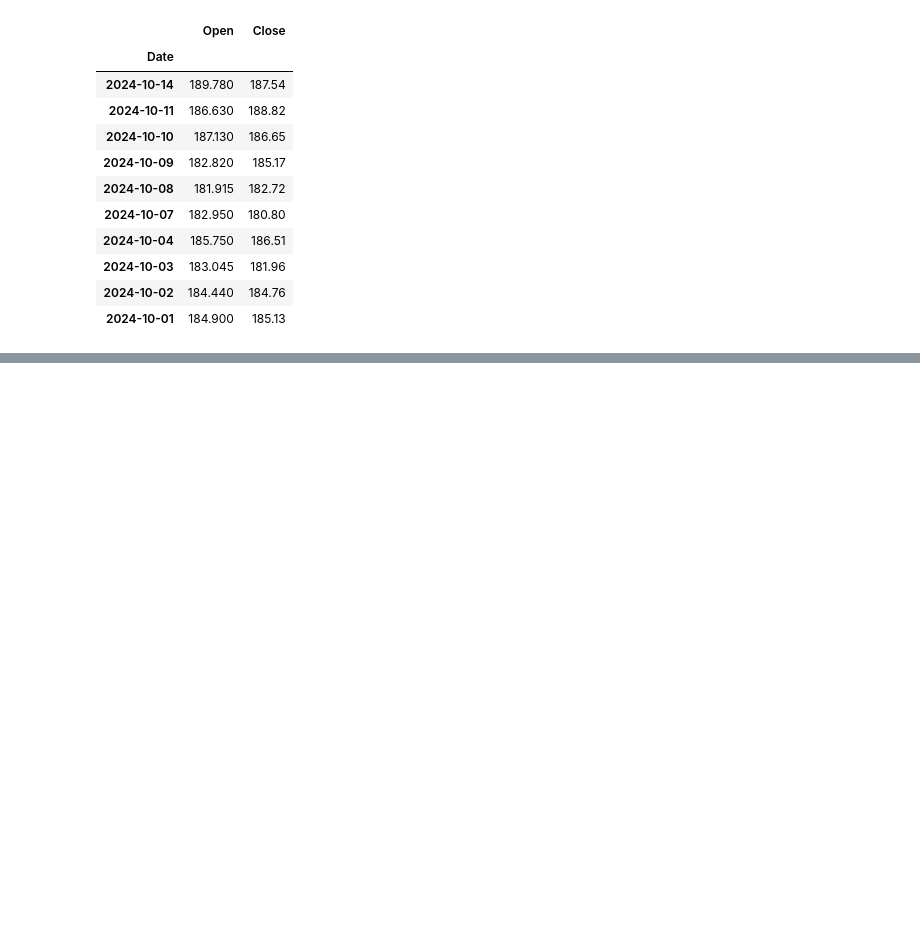
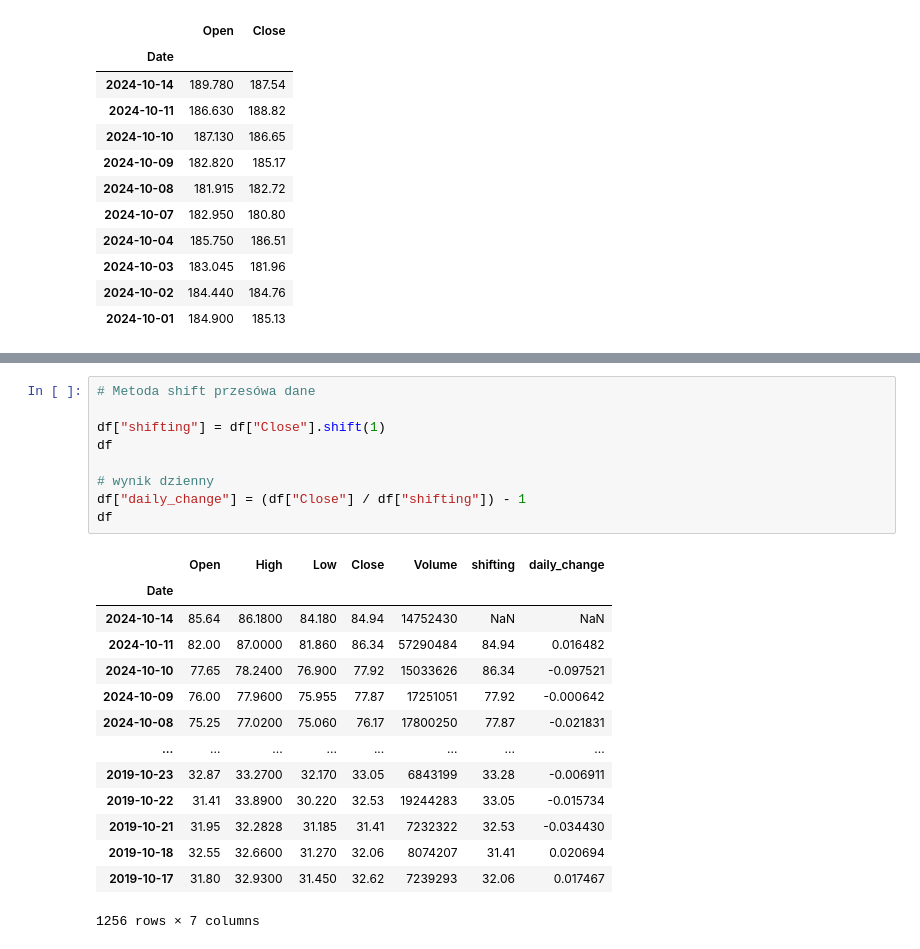
Before and after one commit to kudzik/Career-Path-Data-Science, a Jupyter notebook: Zadania/Zadania_Pandas.ipynb, the cells around one changed output, grey strips where cells are left out. Drawn from its saved outputs; the diff is of its cells as text; blank space fills up the shorter version.

```diff
--- a/Zadania/Zadania_Pandas.ipynb
+++ b/Zadania/Zadania_Pandas.ipynb
@@ -186,0 +272,24 @@ Name: 2024-10-14 00:00:00, dtype: float64
+# %%
+# Metoda shift przesówa dane
+
+df["shifting"] = df["Close"].shift(1)
+df
+
+# wynik dzienny
+df["daily_change"] = (df["Close"] / df["shifting"]) - 1
+df
+# %% [output]
+|  | Open | High | Low | Close | Volume | shifting | daily_change |
+| Date |  |  |  |  |  |  |  |
+| 2024-10-14 | 85.64 | 86.1800 | 84.180 | 84.94 | 14752430 | NaN | NaN |
+| 2024-10-11 | 82.00 | 87.0000 | 81.860 | 86.34 | 57290484 | 84.94 | 0.016482 |
+| 2024-10-10 | 77.65 | 78.2400 | 76.900 | 77.92 | 15033626 | 86.34 | -0.097521 |
+| 2024-10-09 | 76.00 | 77.9600 | 75.955 | 77.87 | 17251051 | 77.92 | -0.000642 |
+| 2024-10-08 | 75.25 | 77.0200 | 75.060 | 76.17 | 17800250 | 77.87 | -0.021831 |
+| ... | ... | ... | ... | ... | ... | ... | ... |
+| 2019-10-23 | 32.87 | 33.2700 | 32.170 | 33.05 | 6843199 | 33.28 | -0.006911 |
+| 2019-10-22 | 31.41 | 33.8900 | 30.220 | 32.53 | 19244283 | 33.05 | -0.015734 |
+| 2019-10-21 | 31.95 | 32.2828 | 31.185 | 31.41 | 7232322 | 32.53 | -0.034430 |
+| 2019-10-18 | 32.55 | 32.6600 | 31.270 | 32.06 | 8074207 | 31.41 | 0.020694 |
+| 2019-10-17 | 31.80 | 32.9300 | 31.450 | 32.62 | 7239293 | 32.06 | 0.017467 |
+1256 rows × 7 columns
```
Also changed, not shown: parts of 20 cells of this notebook, 3 other files.
